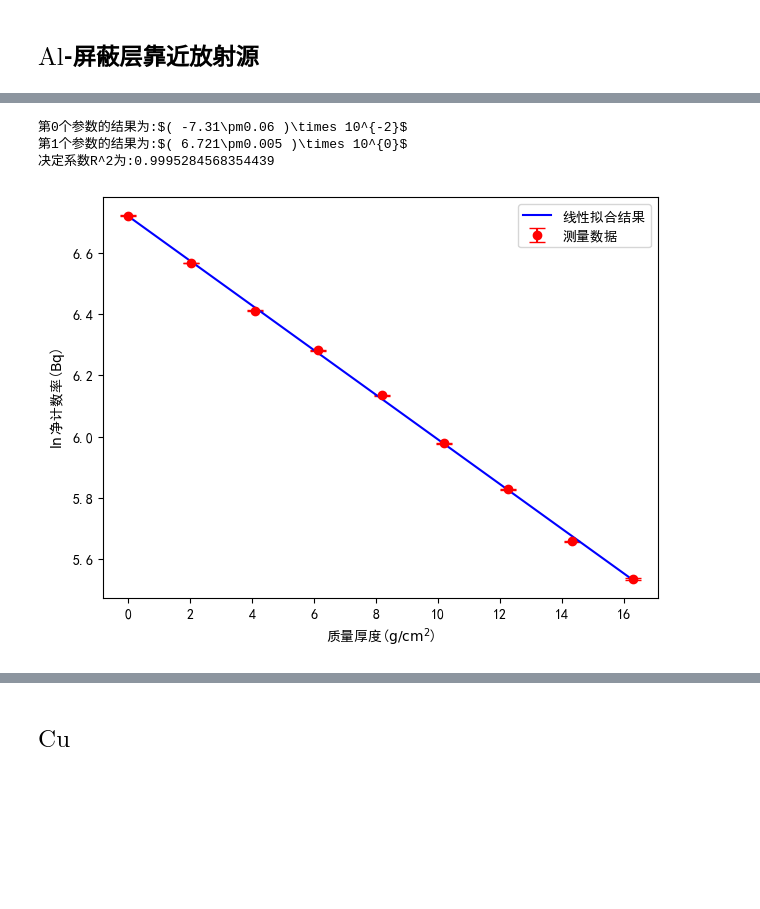
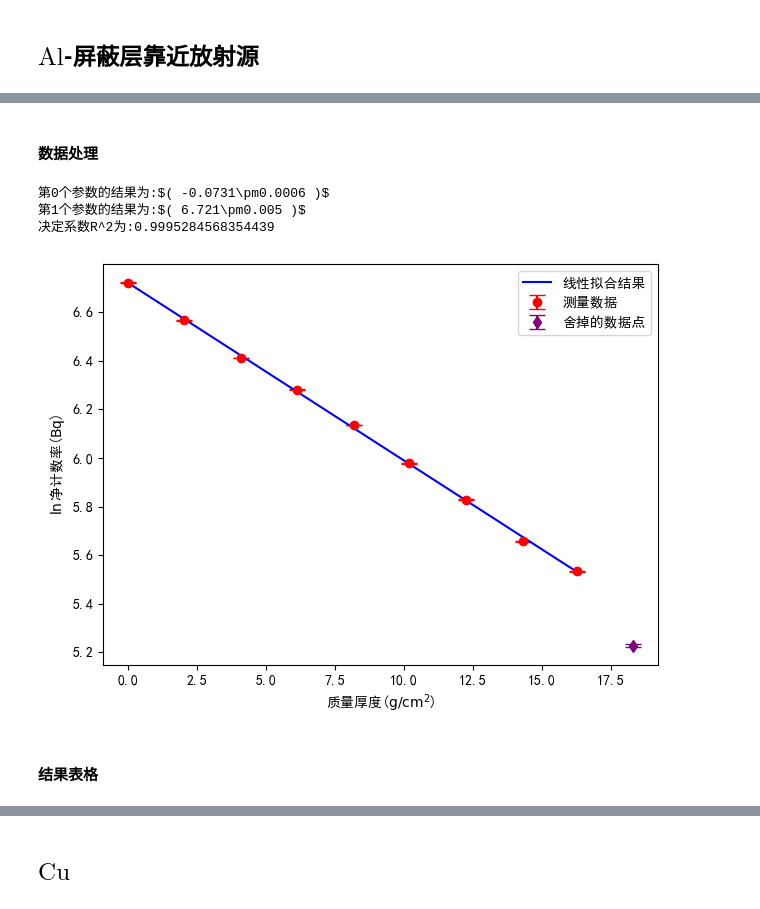
Before and after one commit to Xuanyiyiren/Fundamental-Laboratory-Experiment-in-Nuclear-Electronics-II, a Jupyter notebook: Experiment-2/data_analysis.ipynb, the cells around one changed output, grey strips where cells are left out. Cells and saved outputs as stored; diff of their text form; code cells hidden in the pictures; blank space fills up the shorter version.

```diff
--- a/Experiment-2/data_analysis.ipynb
+++ b/Experiment-2/data_analysis.ipynb
@@ -42,10 +43,19 @@ def string_result(x,dx,latex=False):
         value_dx_show=f"{value_dx:.{int(delord)}f}"
         up = order_dx
 
-    if latex:
-        return(f'$( {value_x_show}\\pm{value_dx_show} )\\times 10^{{{up}}}$')
+    if abs(up)<3:
+        value_x *=10**up
+        value_dx *=10**up
+        # print(value_x,value_dx,up)
+        if latex:
+            return(f'$( {value_x:.{-order_dx+two_number}f}\\pm{value_dx:.{-order_dx+two_number}f} )$')
+        else:
+            return(f'({value_x:.{-order_dx+two_number}f} ± {value_dx:.{-order_dx+two_number}f})')
     else:
-        return(f'({value_x_show} ± {value_dx_show} )×10^{up}')
+        if latex:
+            return(f'$( {value_x_show}\\pm{value_dx_show} )\\times 10^{{{up}}}$')
+        else:
+            return(f'({value_x_show} ± {value_dx_show} )×10^{up}')
 # %%
 def from_fitting_to_plot(xdata,ydata,yerror=[],
                          model = lambda x,k,b:k*x+b,
@@ -88,9 +98,11 @@ def from_fitting_to_plot(xdata,ydata,yerror=[],
     tss = np.sum((ydata - ymean)**2)
     rss = np.sum((ydata - yfit)**2)
     r_squared = 1 - (rss / tss)
+    reporting = []
     if report:
         for i in range(params.shape[0]):
-            print(f'第{i}个参数的结果为:{string_result(params[i],std[i],latex=latex)}')
+            reporting.append(string_result(params[i],std[i],latex=latex))
+            print(f'第{i}个参数的结果为:{reporting[-1]}')
         print(f"决定系数R^2为:{r_squared}")
 
     figsize = opt['figsize'] if 'figsize' in opt else None
@@ -128,7 +140,7 @@ def from_fitting_to_plot(xdata,ydata,yerror=[],
     if bool(dot_label) or bool(plot_label):
         ax.legend()
 
-    return (params,std,covmatrix,r_squared),(fig,ax)
+    return (params,std,covmatrix,reporting,r_squared),(fig,ax)
 # %% [markdown]
 ## $\mathrm{Al}$-屏蔽层靠近探测器
 # %%
@@ -164,7 +239,7 @@ None
 ## $\mathrm{Al}$-屏蔽层靠近放射源
 # %%
 data_Al2 = pd.read_excel('Data.xlsx',sheet_name='Al2')
-data_Al2 = data_Al2.drop(9)
+# data_Al2 = data_Al2.drop(9)
 data_Al2
 # %% [output]
 |  | Time(s) | Background | mass density incresement | mass density | count | net count | count error | ... |
@@ -180,16 +291,26 @@ data_Al2
+# %% [markdown]
+#### 数据处理
+# %%
+droped_data=(data_Al2['mass density'][9],np.log(data_Al2['net count rate'][9]),data_Al2['rate relative error'][9])
 # %%
-param,matp = from_fitting_to_plot(data_Al2['mass density'].values,np.log(data_Al2['net count rate'].values),
-                     data_Al2['rate relative error'].values,
+param,matp = from_fitting_to_plot(data_Al2.drop(9)['mass density'].values,np.log(data_Al2.drop(9)['net count rate'].values),
+                     data_Al2.drop(9)['rate relative error'].values,
                      dot_label='测量数据',plot_label='线性拟合结果')
 
 fig,ax=matp
 ax.set_xlabel(r'质量厚度($\mathrm{g/cm^2}$)')
 ax.set_ylabel(r'$\ln$净计数率($\mathrm{Bq}$)')
+ax.errorbar(*droped_data,fmt='d',color='purple',
+            markersize=6,capsize=6,
+            label='舍掉的数据点')
+ax.legend()
 fig.tight_layout()
 fig.savefig(path+'Al near source.pdf')
 None
 # %% [output]
-第0个参数的结果为:$( -7.31\pm0.06 )\times 10^{-2}$
-第1个参数的结果为:$( 6.721\pm0.005 )\times 10^{0}$
+第0个参数的结果为:$( -0.0731\pm0.0006 )$
+第1个参数的结果为:$( 6.721\pm0.005 )$
 决定系数R^2为:0.9995284568354439
-[figure, old version]
+[figure, new version]
+# %% [markdown]
+#### 结果表格
```
Also changed, not shown: parts of 21 cells of this notebook, 7 other files.
